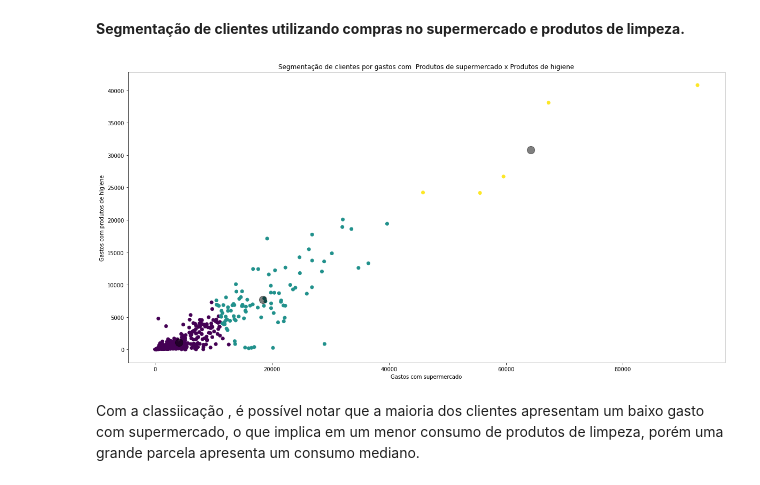
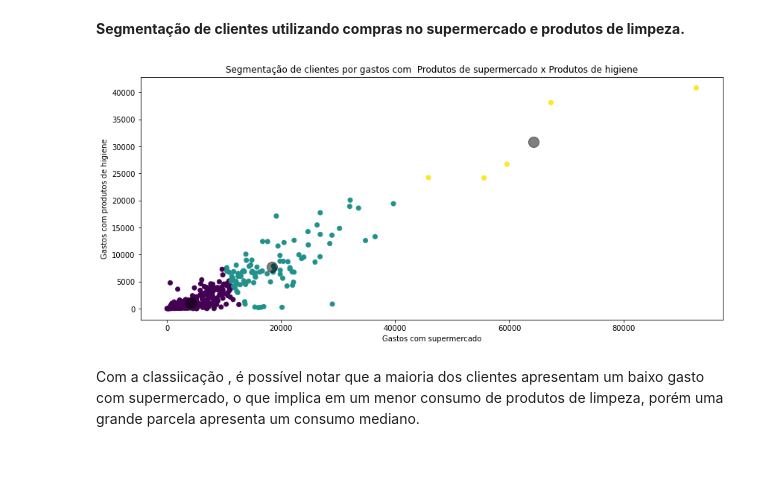
Before and after one commit to henrysilva07/An-lise-Explorat-ria--Varejo, a Jupyter notebook: analise_varejo.ipynb, the cells around one changed output. Cells and saved outputs as stored; diff of their text form; code cells hidden in the pictures.

```diff
--- a/analise_varejo.ipynb
+++ b/analise_varejo.ipynb
@@ -344,16 +343,16 @@ kmeans.fit(segmentacao_1) #aplica o modelo K-means aos dados
 y_kmeans = kmeans.predict(segmentacao_1) #encontra os grupos
 # %%
 #inicia a construção da figura
-plt.figure(figsize = (20 , 10) ) #define o tamanho da figura
+plt.figure(figsize = (14 , 6) ) #define o tamanho da figura
 
 plt.scatter(segmentacao_1[:, 0], segmentacao_1[:, 1], c=y_kmeans, cmap='viridis') #constrói o gráfco de dispersão com os grupos
 centers = kmeans.cluster_centers_ #encontra os centros de cada um dos grupos
 plt.scatter(centers[:, 0], centers[:, 1], c='black', s=200, alpha=0.5) #realiza o plot de cada um dos grupos
 plt.xlabel("Gastos com supermercado")  #adiciona o label para o eixo X
 plt.ylabel("Gastos com produtos de higiene") #adiciona o label para o eixo Y
 plt.title("Segmentação de clientes por gastos com  Produtos de supermercado x Produtos de higiene"); #adiciona o título
 # %% [output]
-[figure, old version]
+[figure, new version]
 # %% [markdown]
 Com a classiicação , é possível notar que a maioria dos clientes apresentam um baixo gasto com supermercado, o que implica em um menor consumo de produtos de limpeza, porém uma grande parcela apresenta um consumo mediano.
 # %% [markdown]
```
Also changed, not shown: parts of 4 cells of this notebook.
